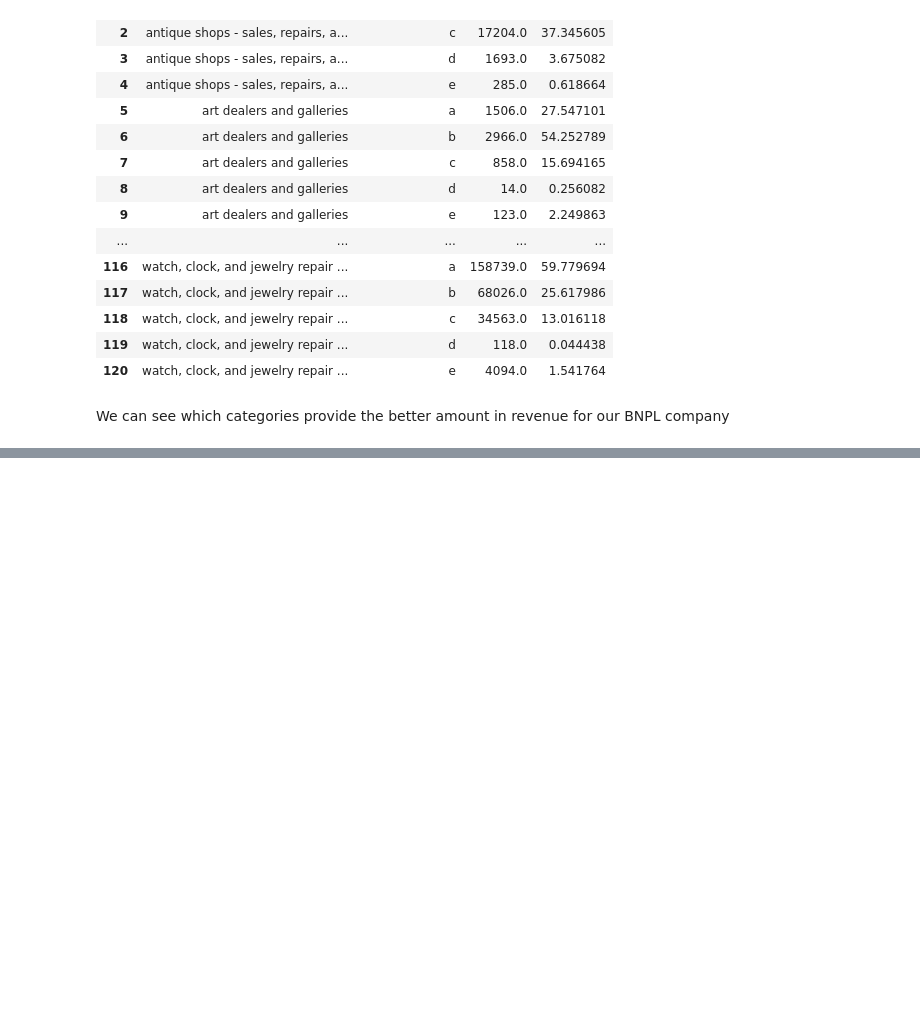
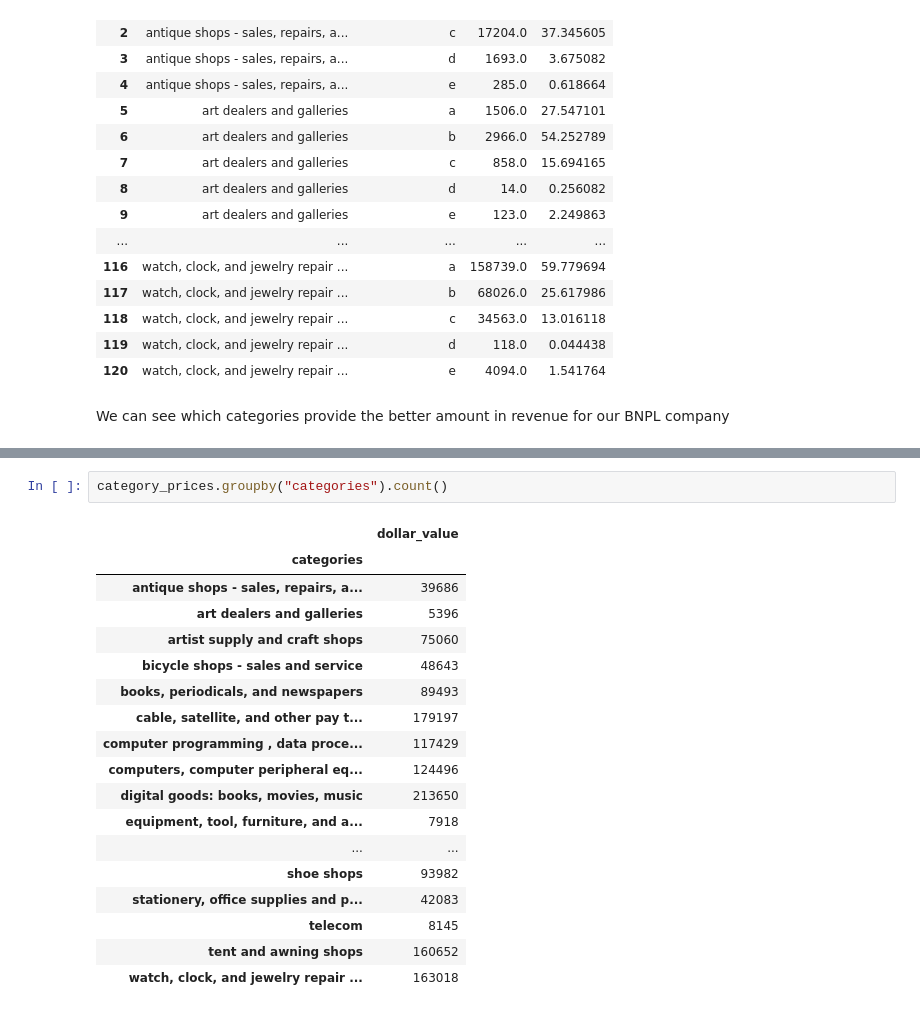
Before and after one commit to MAST30034-Applied-Data-Science/generic-buy-now-pay-later-project-group-11, a Jupyter notebook: notebooks/product_categories_analysis.ipynb, the cells around one changed output, grey strips where cells are left out. Saved outputs shown, nothing was run; the diff lists cells and outputs as text; blank space fills up the shorter version.

```diff
--- a/notebooks/product_categories_analysis.ipynb
+++ b/notebooks/product_categories_analysis.ipynb
@@ -235,0 +282,21 @@ We can see which categories provide the better amount in revenue for our BNPL co
+# %%
+category_prices.groupby("categories").count()
+# %% [output]
+|  | dollar_value |
+| categories |  |
+| antique shops - sales, repairs, a... | 39686 |
+| art dealers and galleries | 5396 |
+| artist supply and craft shops | 75060 |
+| bicycle shops - sales and service | 48643 |
+| books, periodicals, and newspapers | 89493 |
+| cable, satellite, and other pay t... | 179197 |
+| computer programming , data proce... | 117429 |
+| computers, computer peripheral eq... | 124496 |
+| digital goods: books, movies, music | 213650 |
+| equipment, tool, furniture, and a... | 7918 |
+| ... | ... |
+| shoe shops | 93982 |
+| stationery, office supplies and p... | 42083 |
+| telecom | 8145 |
+| tent and awning shops | 160652 |
+| watch, clock, and jewelry repair ... | 163018 |
```
Also changed, not shown: parts of 12 cells of this notebook.
